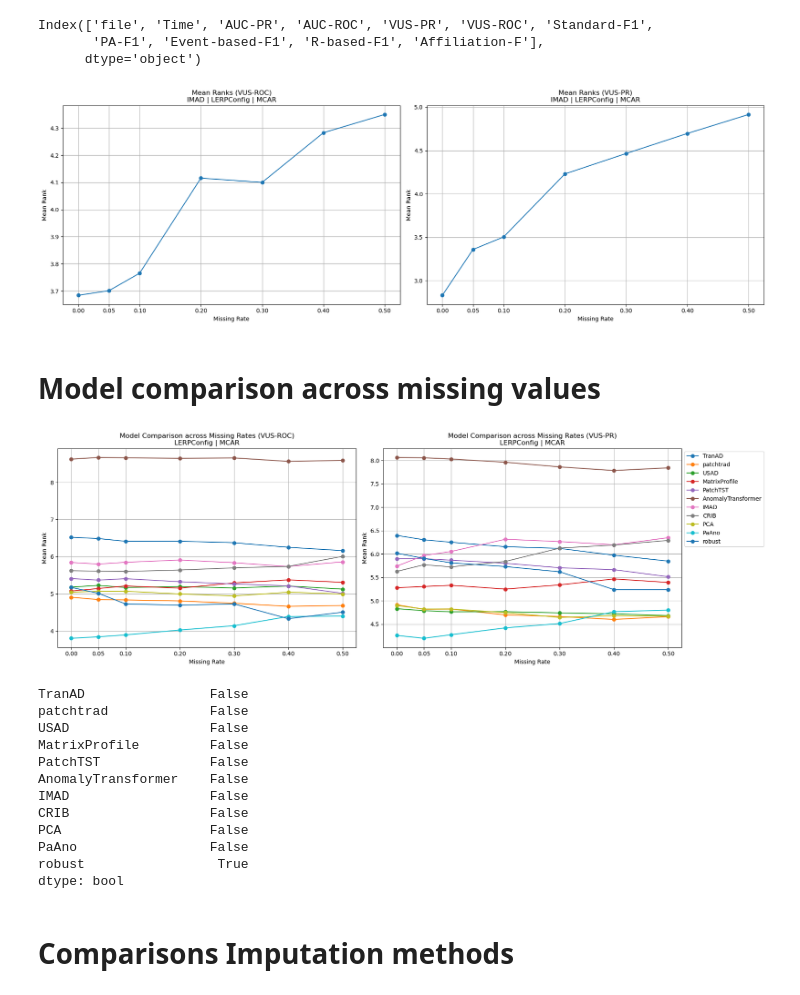
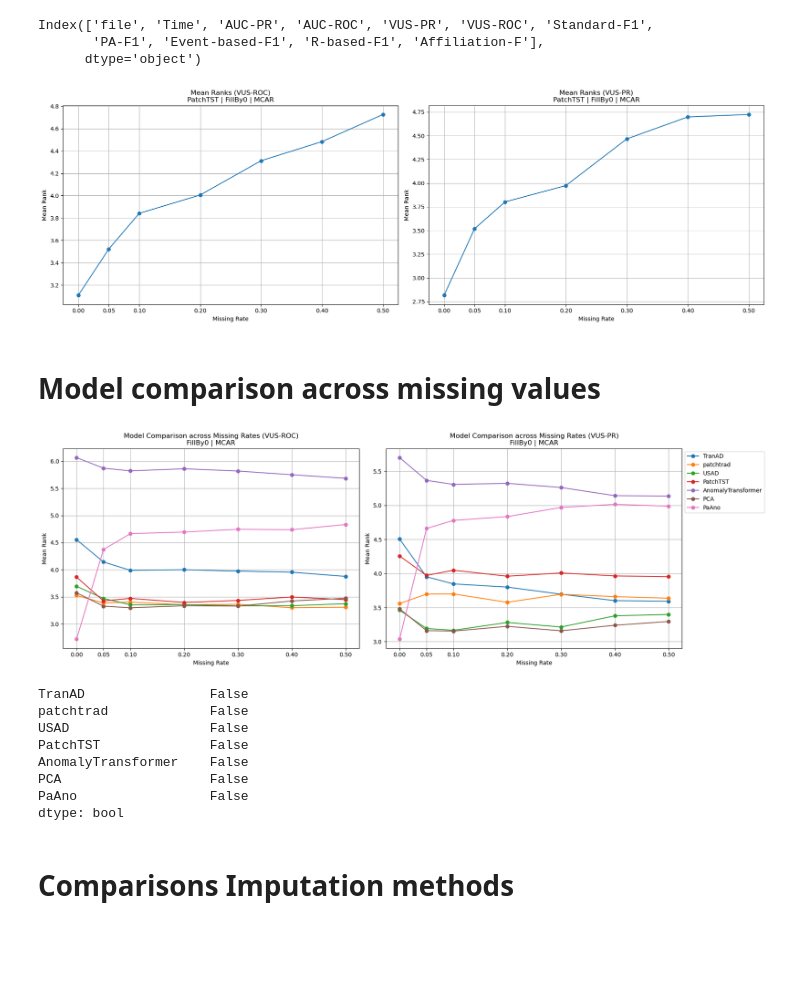
Before and after one commit to vilhess/TSAD-MV, a Jupyter notebook: benchmark_exp/results.ipynb, the cells around one changed output. Drawn from its saved outputs; the diff is of its cells as text; code cells hidden in the pictures; blank space fills up the shorter version.

```diff
--- a/benchmark_exp/results.ipynb
+++ b/benchmark_exp/results.ipynb
@@ -24,8 +24,8 @@ Index(['file', 'Time', 'AUC-PR', 'AUC-ROC', 'VUS-PR', 'VUS-ROC', 'Standard-F1',
 fig, axes = plt.subplots(1, 2, figsize=(18, 6))
 
 MECHANISM = "mcar"
-MODEL = "IMAD"
-IMPUTER = "LERPConfig"
+MODEL = "PatchTST"
+IMPUTER = "FillBy0"
 
 for ax, metric in zip(axes, ["VUS-ROC", "VUS-PR"]):
     full_df = pd.DataFrame()
@@ -47,57 +47,53 @@ plt.tight_layout()
 #plt.savefig(f"plots/{MECHANISM}_{MODEL}_{IMPUTER}_VUS_mean_ranks.pdf", bbox_inches='tight')
 plt.show()
 # %% [output]
-[figure, old version]
+[figure, new version]
 # %% [markdown]
 # Model comparison across missing values
 # %%
 fig, axes = plt.subplots(1, 2, figsize=(18, 6))
 
 MECHANISM = "mcar"
-MODELS = ["TranAD", "patchtrad", "USAD", "MatrixProfile", "PatchTST", "AnomalyTransformer", "IMAD", "CRIB", "PCA", "PaAno", "robust"]
-IMPUTER = "LERPConfig"
+MODELS = ["TranAD", "patchtrad", "USAD", "PatchTST", "AnomalyTransformer", "PCA", "PaAno"]
+IMPUTER = "FillBy0"
 
 for ax, metric in zip(axes, ["VUS-ROC", "VUS-PR"]):
     full_df = pd.DataFrame()
     for m in missing_rates:
         model_dfs = []
         for model in MODELS:
             df = pd.read_csv(f"{results_uni_path}/{MECHANISM}/{model}/{IMPUTER}/{m}.csv")
             df = df[[metric]].rename(columns={metric: model})
             model_dfs.append(df)
 
         ranks_df = pd.concat(model_dfs, axis=1)
 
         ranks = ranks_df.rank(ascending=False, axis=1).mean(axis=0)
         full_df = pd.concat([full_df, ranks.rename(f"Missing rate {m}")], axis=1)
     full_df = full_df.transpose()
     for model in MODELS:
         ax.plot(missing_rates, full_df[model], marker="o", label=model)
     ax.set_title(f"Model Comparison across Missing Rates ({metric})\n{IMPUTER} | {MECHANISM.upper()}")
     ax.set_xlabel("Missing Rate")
     ax.set_ylabel("Mean Rank")
     ax.set_xticks(missing_rates)
     ax.grid()
 ax.legend(loc='upper left', bbox_to_anchor=(1, 1))
 plt.tight_layout()
 #plt.savefig(f"plots/{MECHANISM}_{IMPUTER}_model_comparison_VUS.pdf", bbox_inches='tight')
 plt.show()
 # %% [output]
-[figure, old version]
+[figure, new version]
 # %%
 ranks_df.isna().any()
 # %% [output]
 TranAD                False
 patchtrad             False
 USAD                  False
-MatrixProfile         False
 PatchTST              False
 AnomalyTransformer    False
-IMAD                  False
-CRIB                  False
 PCA                   False
 PaAno                 False
-robust                 True
 dtype: bool
 # %% [markdown]
 # Comparisons Imputation methods
```
Also changed, not shown: parts of 2 cells of this notebook, 25 other files.
